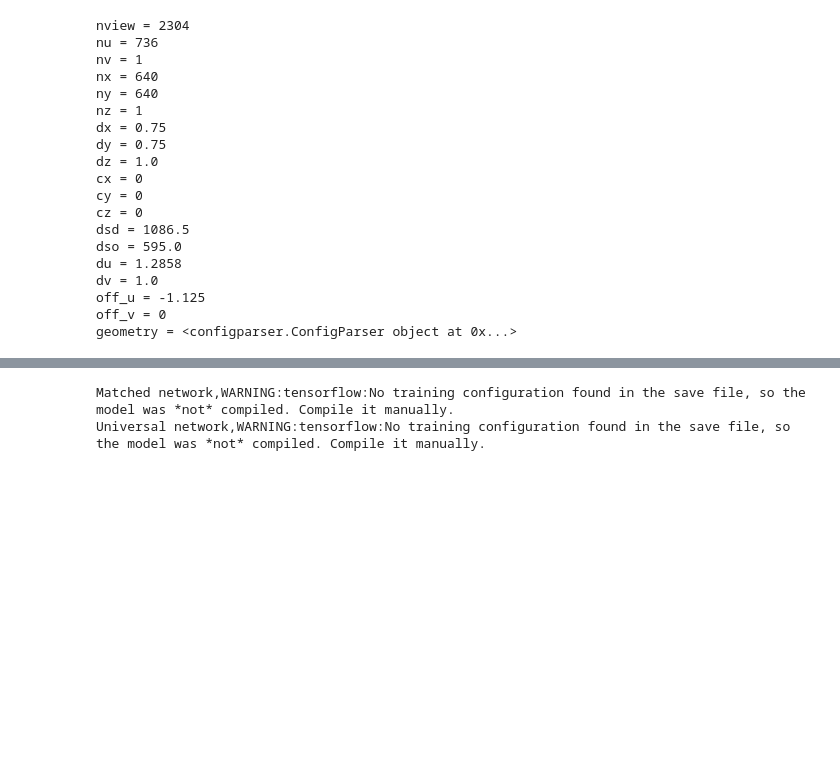
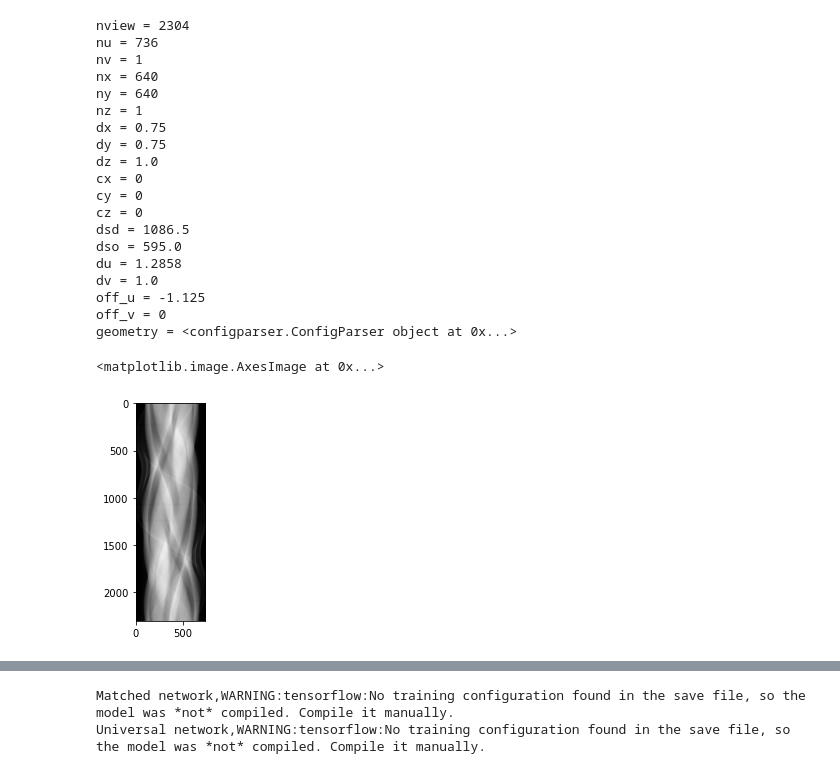
Before and after one commit to wudufan/deep_denoiser_ensemble, a Jupyter notebook: noise2noise/noise2noise_ensemble_estimate.ipynb, the cells around one changed output, grey strips where cells are left out. Cells and saved outputs as stored; diff of their text form; code cells hidden in the pictures; blank space fills up the shorter version.

```diff
--- a/noise2noise/noise2noise_ensemble_estimate.ipynb
+++ b/noise2noise/noise2noise_ensemble_estimate.ipynb
@@ -142,6 +141,11 @@ img1 = projector.fbp_fan_bp(np.copy(fprj[:, inds1, ...], 'C'), angles[inds1]) *
 img2 = projector.fbp_fan_bp(np.copy(fprj[:, inds2, ...], 'C'), angles[inds2]) * 2
 img = np.array([img1, img2]) - 1
 noise_approx = (img1 - img2) / 2
+# %%
+plt.imshow(prj.squeeze(), 'gray')
+# %% [output]
+<matplotlib.image.AxesImage at 0x...>
+[figure, added]
 # %%
 if showplot:
     plt.figure(figsize=[16,8])
```
Also changed, not shown: parts of 18 cells of this notebook, 8 other files.
